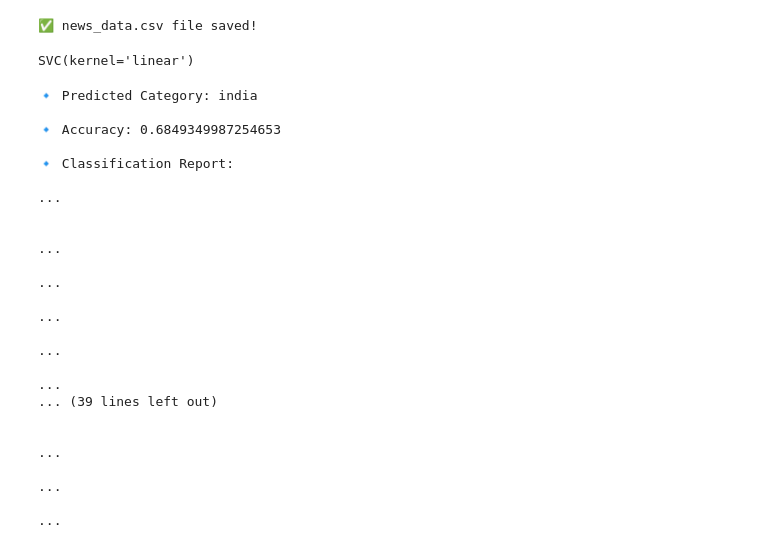
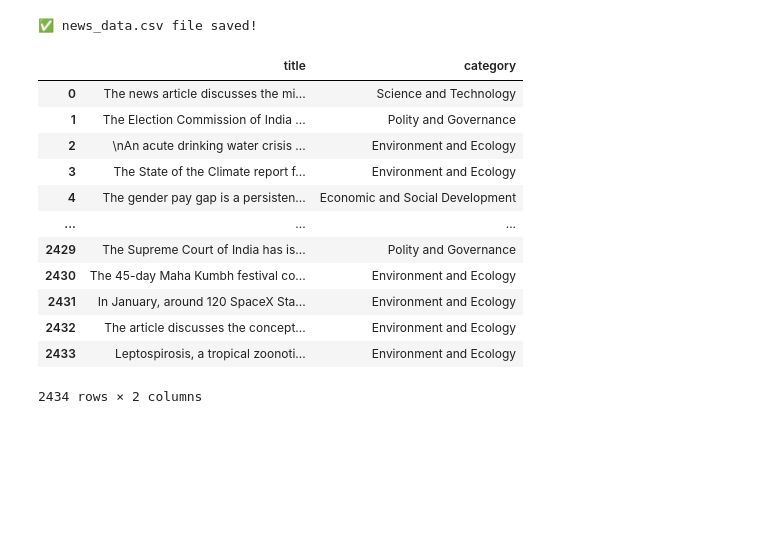
Before and after one commit to Rajfekar/PythonML, a Jupyter notebook: NewsCategoryPredict.ipynb, the cells around one changed output. Drawn from its saved outputs; the diff is of its cells as text; code cells hidden in the pictures; blank space fills up the shorter version.

```diff
--- a/NewsCategoryPredict.ipynb
+++ b/NewsCategoryPredict.ipynb
@@ -33,22 +34,24 @@ print("✅ news_data.csv file saved!")
 # %%
 
 df = pd.read_csv("news.csv", encoding='latin-1', on_bad_lines='skip', sep=',')
 df
-df['title'] = df['article_headline']
-df['category']  = df['article_type']
-df = df.drop(columns=['article_headline', 'article_type','article_content'])
+
+df['title'] = df['summary']
+df['category']  = df['subject']
+df = df.drop(columns=['summary', 'subject'])
 df.dropna(subset=['title', 'category'], inplace=True)
 df
-
-df['text'] = df['title'].str.lower()
-
-X_train, X_test, y_train, y_test = train_test_split(df['text'], df['category'], test_size=0.2, random_state=42)
-
-vectorizer = TfidfVectorizer(stop_words='english')
-X_train_tfidf = vectorizer.fit_transform(X_train)
-X_test_tfidf = vectorizer.transform(X_test)
-
-model = SVC(kernel='linear')
-model.fit(X_train_tfidf, y_train)
 # %% [output]
+|  | title | category |
+| 0 | The news article discusses the mi... | Science and Technology |
+| 1 | The Election Commission of India ... | Polity and Governance |
+| 2 | \nAn acute drinking water crisis ... | Environment and Ecology |
+| 3 | The State of the Climate report f... | Environment and Ecology |
+| 4 | The gender pay gap is a persisten... | Economic and Social Development |
+| ... | ... | ... |
+| 2429 | The Supreme Court of India has is... | Polity and Governance |
+| 2430 | The 45-day Maha Kumbh festival co... | Environment and Ecology |
+| 2431 | In January, around 120 SpaceX Sta... | Environment and Ecology |
+| 2432 | The article discusses the concept... | Environment and Ecology |
+| 2433 | Leptospirosis, a tropical zoonoti... | Environment and Ecology |
-SVC(kernel='linear')
+2434 rows × 2 columns
@@ -60,33 +77,6 @@ def predict_category(news_title):
     news_tfidf = vectorizer.transform([news_title])  # Convert text to TF-IDF
     prediction = model.predict(news_tfidf)[0]  # Predict category
     return prediction
-# %%
-
-new_title = X_test[4056]
-predicted_category = predict_category(new_title)
-
-print(f"🔹 Predicted Category: {predicted_category}")
-print("\n🔹 Accuracy:", accuracy_score(y_test, y_pred))
-
-print("\n🔹 Classification Report:\n", classification_report(y_test, y_pred))
-# %% [output]
-🔹 Predicted Category: india
-
-🔹 Accuracy: 0.6849349987254653
-
-🔹 Classification Report:
-                                                                                                                                                                                                         ...
-
-                                                                                                                                                                                                         ...
-                                                                                                                                                                                                         ...
-                                                                                                                                                                                                         ...
-                                                                                                                                                                                                         ...
-                                                                                                                                                                                                         ...
-... (39 lines left out)
-
-                                                                                                                                                                                                         ...
-                                                                                                                                                                                                         ...
-                                                                                                                                                                                                         ...
 # %%
 X_test
 # %% [output]
```
Also changed, not shown: parts of 11 cells of this notebook.
